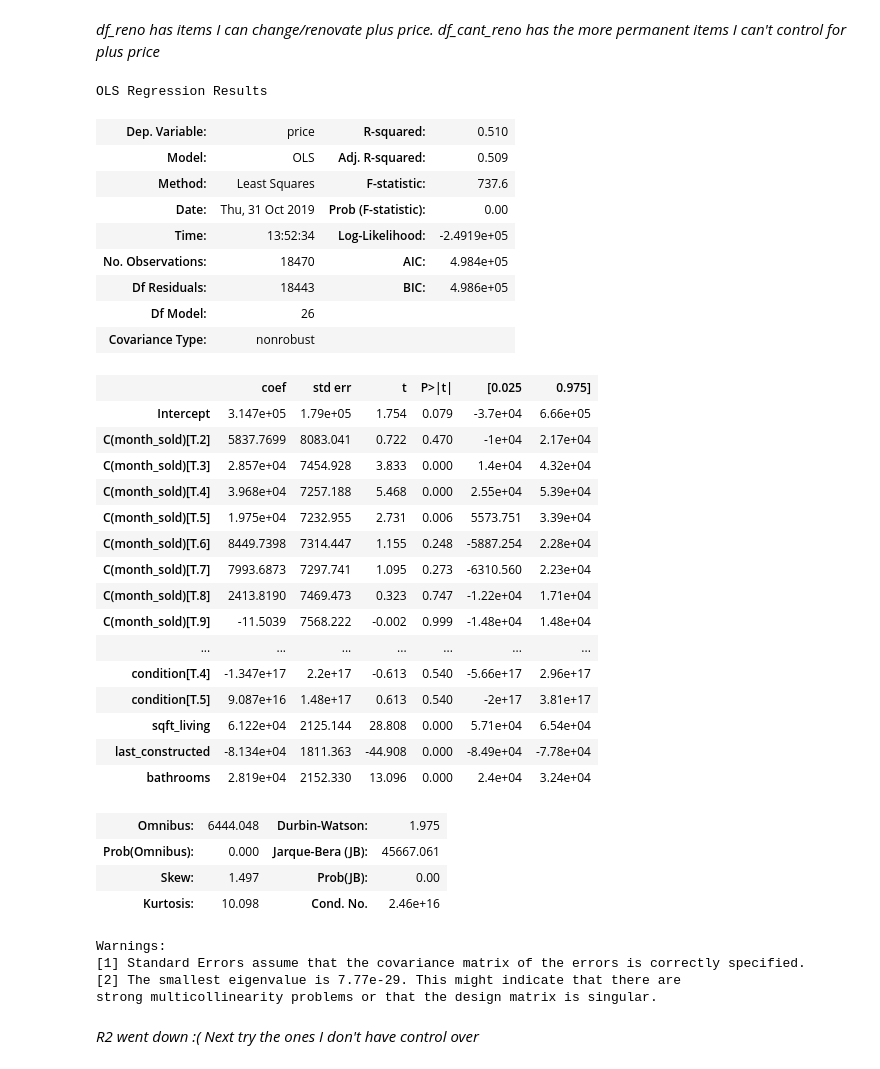
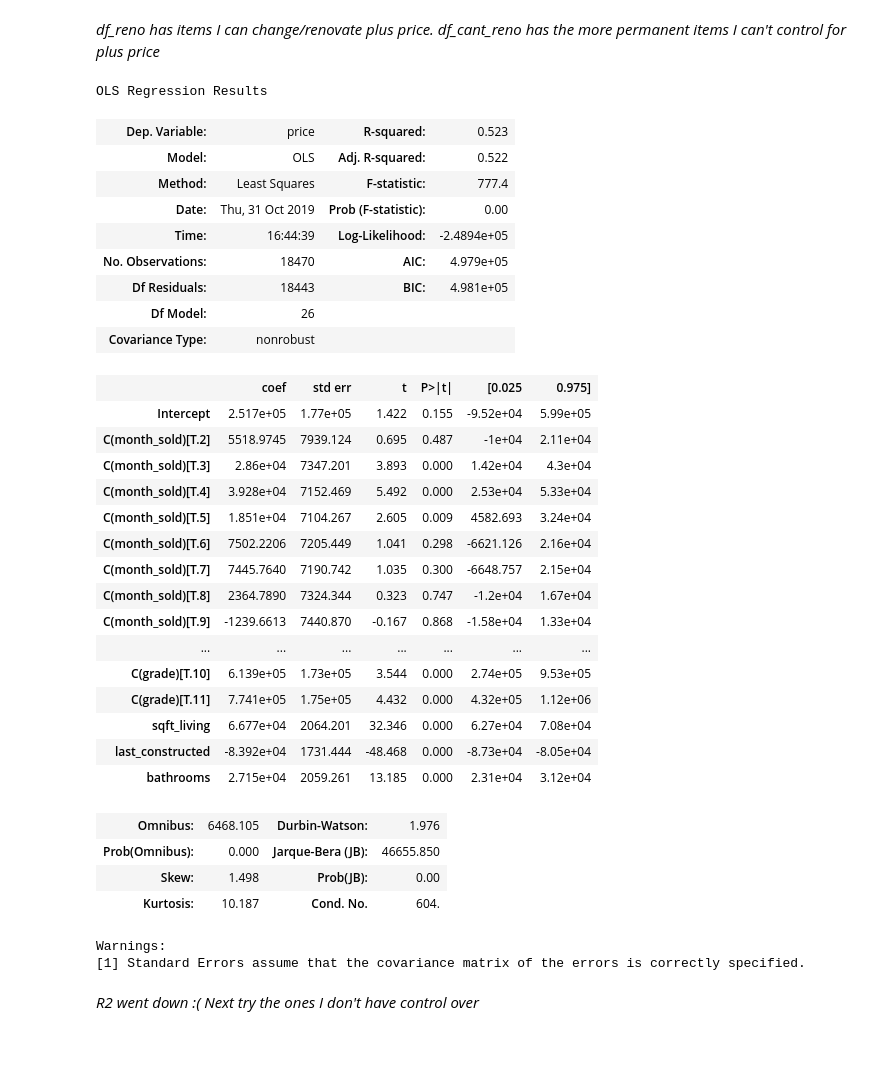
Before and after one commit to melvingonzalezjr/dsc-v2-mod1-final-project-online-ds-ft-100719, a Jupyter notebook: student_new.ipynb, the cells around one changed output. Drawn from its saved outputs; the diff is of its cells as text; code cells hidden in the pictures.

```diff
--- a/student_new.ipynb
+++ b/student_new.ipynb
@@ -304,8 +319,8 @@ features.head()
 | 4 | 2 | 3 | 2.00 | 1680 | 8080 | 1.0 | 3 | 8 | 1987 | ... |
 # %%
 features_cont = features.drop(columns=['month_sold', 'condition', 'grade', 'zipcode'])
-from sklearn.preprocessing import PowerTransformer
-scaler = PowerTransformer()
+from sklearn.preprocessing import StandardScaler
+scaler = StandardScaler()
 scaled_features_cont = scaler.fit_transform(features_cont)
 # %%
 for i in range(0,10):
@@ -452,44 +479,42 @@ df_cant_reno = df[['price', 'sqft_lot', 'yr_built', 'lat', 'long', 'sqft_living1
 *df_reno has items I can change/renovate plus price. df_cant_reno has the more permanent items I can't control for plus price*
 # %%
 #using categoricals plus 4 most important of the features I can influence
-f_reno = 'price~C(month_sold)+C(condition)+C(grade)+sqft_living+last_constructed+condition+bathrooms'
+f_reno = 'price~C(month_sold)+C(condition)+C(grade)+sqft_living+last_constructed+bathrooms'
 model_reno = smf.ols(formula=f_reno, data=df_reno).fit()
 model_reno.summary()
 # %% [output]
 OLS Regression Results
-| Dep. Variable: | price | R-squared: | 0.510 |
-| Model: | OLS | Adj. R-squared: | 0.509 |
-| Method: | Least Squares | F-statistic: | 737.6 |
+| Dep. Variable: | price | R-squared: | 0.523 |
+| Model: | OLS | Adj. R-squared: | 0.522 |
+| Method: | Least Squares | F-statistic: | 777.4 |
 | Date: | Thu, 31 Oct 2019 | Prob (F-statistic): | 0.00 |
-| Time: | 13:52:34 | Log-Likelihood: | -2.4919e+05 |
-| No. Observations: | 18470 | AIC: | 4.984e+05 |
-| Df Residuals: | 18443 | BIC: | 4.986e+05 |
+| Time: | 16:44:39 | Log-Likelihood: | -2.4894e+05 |
+| No. Observations: | 18470 | AIC: | 4.979e+05 |
+| Df Residuals: | 18443 | BIC: | 4.981e+05 |
 | Df Model: | 26 |  |  |
 | Covariance Type: | nonrobust |  |  |
 |  | coef | std err | t | P>|t| | [0.025 | 0.975] |
-| Intercept | 3.147e+05 | 1.79e+05 | 1.754 | 0.079 | -3.7e+04 | 6.66e+05 |
-| C(month_sold)[T.2] | 5837.7699 | 8083.041 | 0.722 | 0.470 | -1e+04 | 2.17e+04 |
-| C(month_sold)[T.3] | 2.857e+04 | 7454.928 | 3.833 | 0.000 | 1.4e+04 | 4.32e+04 |
-| C(month_sold)[T.4] | 3.968e+04 | 7257.188 | 5.468 | 0.000 | 2.55e+04 | 5.39e+04 |
-| C(month_sold)[T.5] | 1.975e+04 | 7232.955 | 2.731 | 0.006 | 5573.751 | 3.39e+04 |
-| C(month_sold)[T.6] | 8449.7398 | 7314.447 | 1.155 | 0.248 | -5887.254 | 2.28e+04 |
-| C(month_sold)[T.7] | 7993.6873 | 7297.741 | 1.095 | 0.273 | -6310.560 | 2.23e+04 |
-| C(month_sold)[T.8] | 2413.8190 | 7469.473 | 0.323 | 0.747 | -1.22e+04 | 1.71e+04 |
-| C(month_sold)[T.9] | -11.5039 | 7568.222 | -0.002 | 0.999 | -1.48e+04 | 1.48e+04 |
+| Intercept | 2.517e+05 | 1.77e+05 | 1.422 | 0.155 | -9.52e+04 | 5.99e+05 |
+| C(month_sold)[T.2] | 5518.9745 | 7939.124 | 0.695 | 0.487 | -1e+04 | 2.11e+04 |
+| C(month_sold)[T.3] | 2.86e+04 | 7347.201 | 3.893 | 0.000 | 1.42e+04 | 4.3e+04 |
+| C(month_sold)[T.4] | 3.928e+04 | 7152.469 | 5.492 | 0.000 | 2.53e+04 | 5.33e+04 |
+| C(month_sold)[T.5] | 1.851e+04 | 7104.267 | 2.605 | 0.009 | 4582.693 | 3.24e+04 |
+| C(month_sold)[T.6] | 7502.2206 | 7205.449 | 1.041 | 0.298 | -6621.126 | 2.16e+04 |
+| C(month_sold)[T.7] | 7445.7640 | 7190.742 | 1.035 | 0.300 | -6648.757 | 2.15e+04 |
+| C(month_sold)[T.8] | 2364.7890 | 7324.344 | 0.323 | 0.747 | -1.2e+04 | 1.67e+04 |
+| C(month_sold)[T.9] | -1239.6613 | 7440.870 | -0.167 | 0.868 | -1.58e+04 | 1.33e+04 |
 | ... | ... | ... | ... | ... | ... | ... |
-| condition[T.4] | -1.347e+17 | 2.2e+17 | -0.613 | 0.540 | -5.66e+17 | 2.96e+17 |
-| condition[T.5] | 9.087e+16 | 1.48e+17 | 0.613 | 0.540 | -2e+17 | 3.81e+17 |
-| sqft_living | 6.122e+04 | 2125.144 | 28.808 | 0.000 | 5.71e+04 | 6.54e+04 |
-| last_constructed | -8.134e+04 | 1811.363 | -44.908 | 0.000 | -8.49e+04 | -7.78e+04 |
-| bathrooms | 2.819e+04 | 2152.330 | 13.096 | 0.000 | 2.4e+04 | 3.24e+04 |
+| C(grade)[T.10] | 6.139e+05 | 1.73e+05 | 3.544 | 0.000 | 2.74e+05 | 9.53e+05 |
+| C(grade)[T.11] | 7.741e+05 | 1.75e+05 | 4.432 | 0.000 | 4.32e+05 | 1.12e+06 |
+| sqft_living | 6.677e+04 | 2064.201 | 32.346 | 0.000 | 6.27e+04 | 7.08e+04 |
+| last_constructed | -8.392e+04 | 1731.444 | -48.468 | 0.000 | -8.73e+04 | -8.05e+04 |
+| bathrooms | 2.715e+04 | 2059.261 | 13.185 | 0.000 | 2.31e+04 | 3.12e+04 |
-| Omnibus: | 6444.048 | Durbin-Watson: | 1.975 |
-| Prob(Omnibus): | 0.000 | Jarque-Bera (JB): | 45667.061 |
-| Skew: | 1.497 | Prob(JB): | 0.00 |
-| Kurtosis: | 10.098 | Cond. No. | 2.46e+16 |
+| Omnibus: | 6468.105 | Durbin-Watson: | 1.976 |
+| Prob(Omnibus): | 0.000 | Jarque-Bera (JB): | 46655.850 |
+| Skew: | 1.498 | Prob(JB): | 0.00 |
+| Kurtosis: | 10.187 | Cond. No. | 604. |
 Warnings:
 [1] Standard Errors assume that the covariance matrix of the errors is correctly specified.
-[2] The smallest eigenvalue is 7.77e-29. This might indicate that there are
-strong multicollinearity problems or that the design matrix is singular.
 # %% [markdown]
 *R2 went down :( Next try the ones I don't have control over*
 # %%
```
Also changed, not shown: parts of 17 cells of this notebook, 1 other file.
